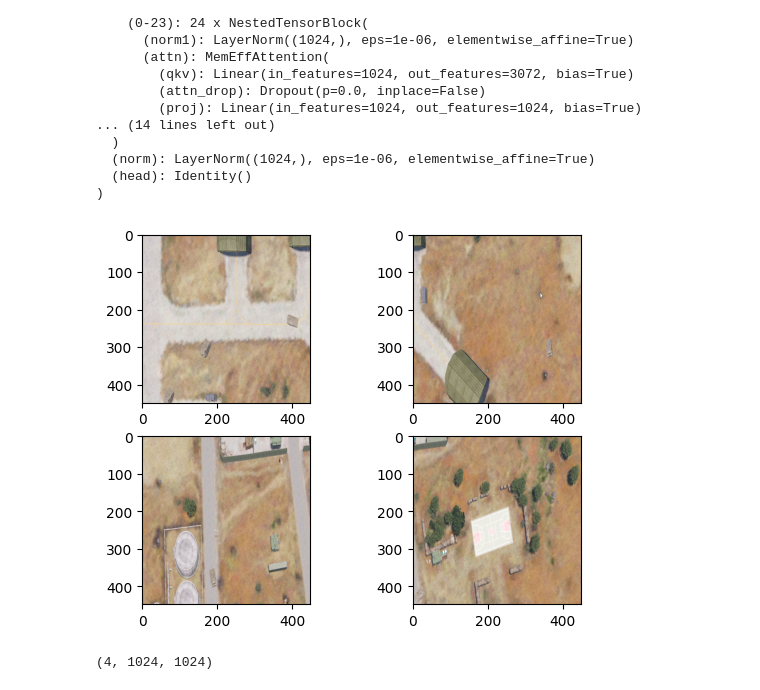
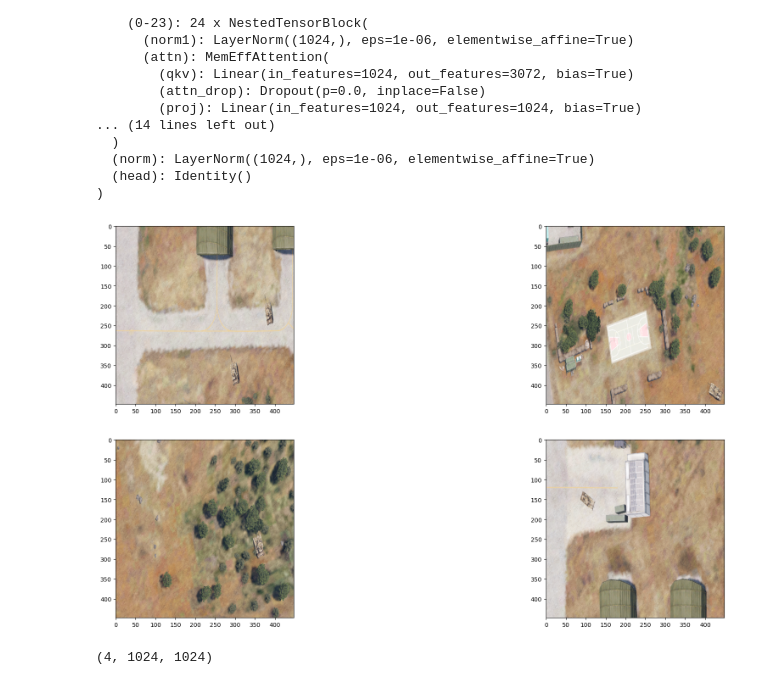
Before and after one commit to jeantirole/FewShotVision_Lab, a Jupyter notebook: Segmentation_Pipes/workspace/022.model_dinov2_github.ipynb, the cells around one changed output. Drawn from its saved outputs; the diff is of its cells as text; code cells hidden in the pictures.

```diff
--- a/Segmentation_Pipes/workspace/022.model_dinov2_github.ipynb
+++ b/Segmentation_Pipes/workspace/022.model_dinov2_github.ipynb
@@ -43,32 +43,37 @@ model = backbone_model
 # %%
 from matplotlib import pyplot as plt
 import numpy as np
 import cv2
 import torchvision.transforms as tt
 
 images = []
+plt.figure(figsize=(24, 12))  # Adjust the values (12, 8) as needed for larger or smaller figures
 
-for i in range(1,5):
+
+ns_ = [1,4,5,6]
+cnt = 0
+for idx,i in enumerate(ns_):
     #/disk3/eric/dataset/VISION_SOFS/WEAPON_4/train_mask/M2A1Slammer2__part_1.png
-    image = cv2.imread(f"/disk3/eric/dataset/VISION_SOFS/WEAPON_4/train_mask/M2A1Slammer2__part_{i}.png")
+    image = cv2.imread(f"/disk3/eric/dataset/VISION_SOFS/WEAPON_4/train_mask/T140Angara__part_{i}.png")
     #image = cv2.imread(f"/disk3/eric/dataset/VISION_SOFS/WEAPON_4/test/z{i}.jpg")
     image = cv2.resize(image, (448,448))
     image = cv2.cvtColor(image, cv2.COLOR_BGR2RGB)
     image = image.astype('float32')/255
     images.append(image)
-    plt.subplot(220+i)
+    plt.subplot(220+idx+1)
     plt.imshow(image)
+    cnt+=1
 
 # We need to reorder the images to [batch, channel, widht, height]
 # The array of loaded images is [batch, height, width, channel]
 images_arr = np.stack(images)
 input_tensor = torch.Tensor(np.transpose(images_arr, [0, 3, 2, 1]))
 
 transform = tt.Compose([tt.Normalize(mean=0.5, std=0.2)])
 
 input_tensor = transform(input_tensor)
 # %% [output]
-[figure, old version]
+[figure, new version]
 # %%
 result = model.forward_features(input_tensor)
 # %%
```
Also changed, not shown: parts of 1 cell of this notebook, 54 other files.
